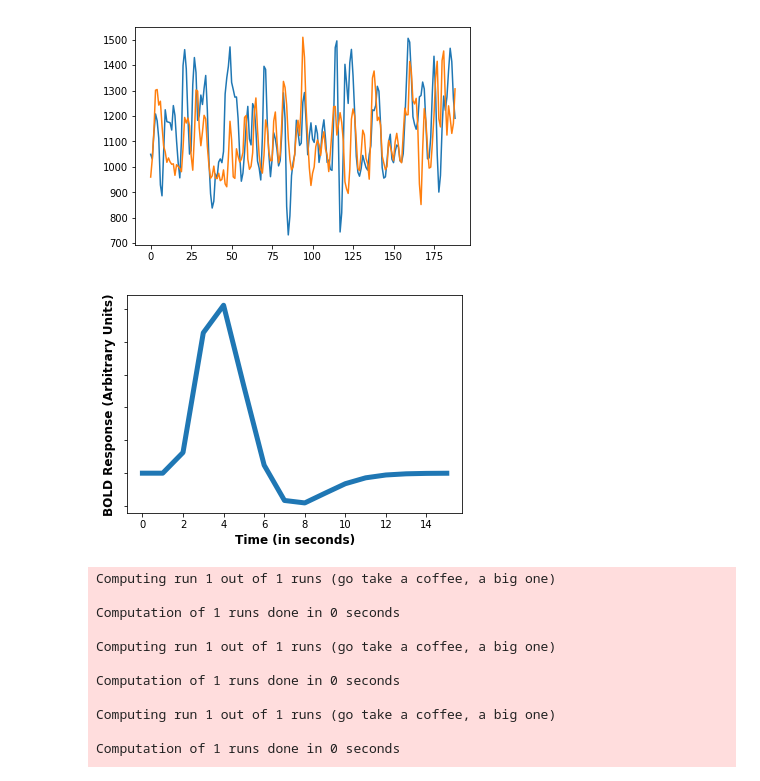
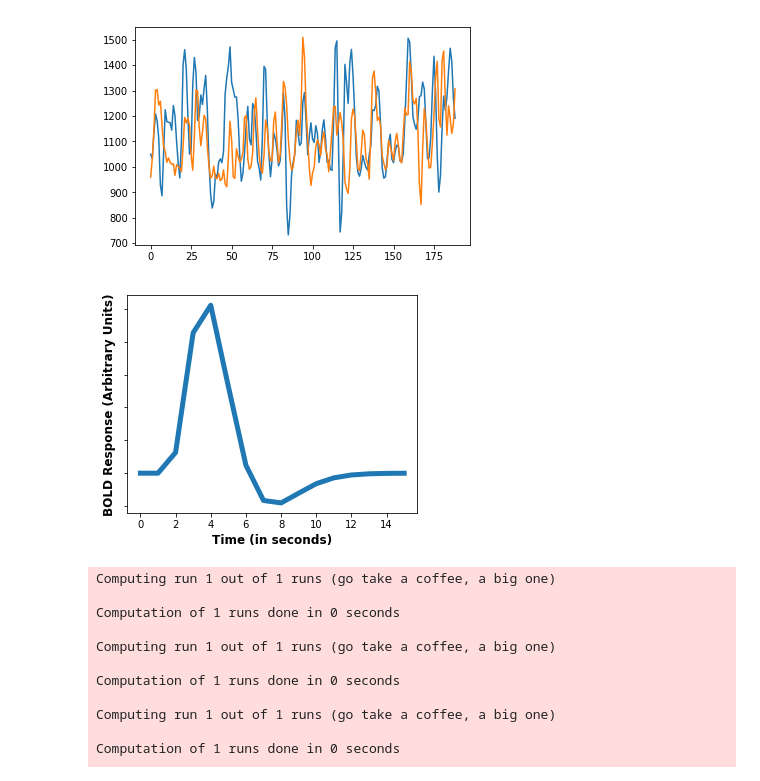
Before and after one commit to jdkent/BetaSeriesRealDataAnalysis, a Jupyter notebook: introductionFigures/introduction_figures.ipynb, the cells around one changed output. Saved outputs shown, nothing was run; the diff lists cells and outputs as text; code cells hidden in the pictures.

Commit message:
change figure sizes

```diff
--- a/introductionFigures/introduction_figures.ipynb
+++ b/introductionFigures/introduction_figures.ipynb
@@ -62,16 +65,17 @@ plt.plot(two_voxel_data[0, 0, :, :].T)
  <matplotlib.lines.Line2D at 0x...>]
 [figure]
 # %%
-fig, ax = plt.subplots(figsize=(6, 4))
+fig, ax = plt.subplots(figsize=(5.2, 4))
 model = glover_hrf(tr=2, oversampling=1)
 x = np.arange(0, len(model))
 ax.plot(x, model, linewidth=5);
 ax.set_yticklabels("");
 ax.set_ylabel("BOLD Response (Arbitrary Units)", fontdict={"size": "large", "weight": "heavy"});
 ax.set_xlabel("Time (in seconds)", fontdict={"size": "large", "weight": "heavy"});
 save_eps(fig, "./outputs/introduction-hrf")
+save_eps(fig, "./outputs/introduction-hrf_separate")
 # %% [output]
-[figure, old version]
+[figure, new version]
 # %%
 os.chdir('./outputs/lss')
 lss_model = LSSBetaSeries(
```
Also changed, not shown: parts of 8 cells of this notebook, 14 other files.
